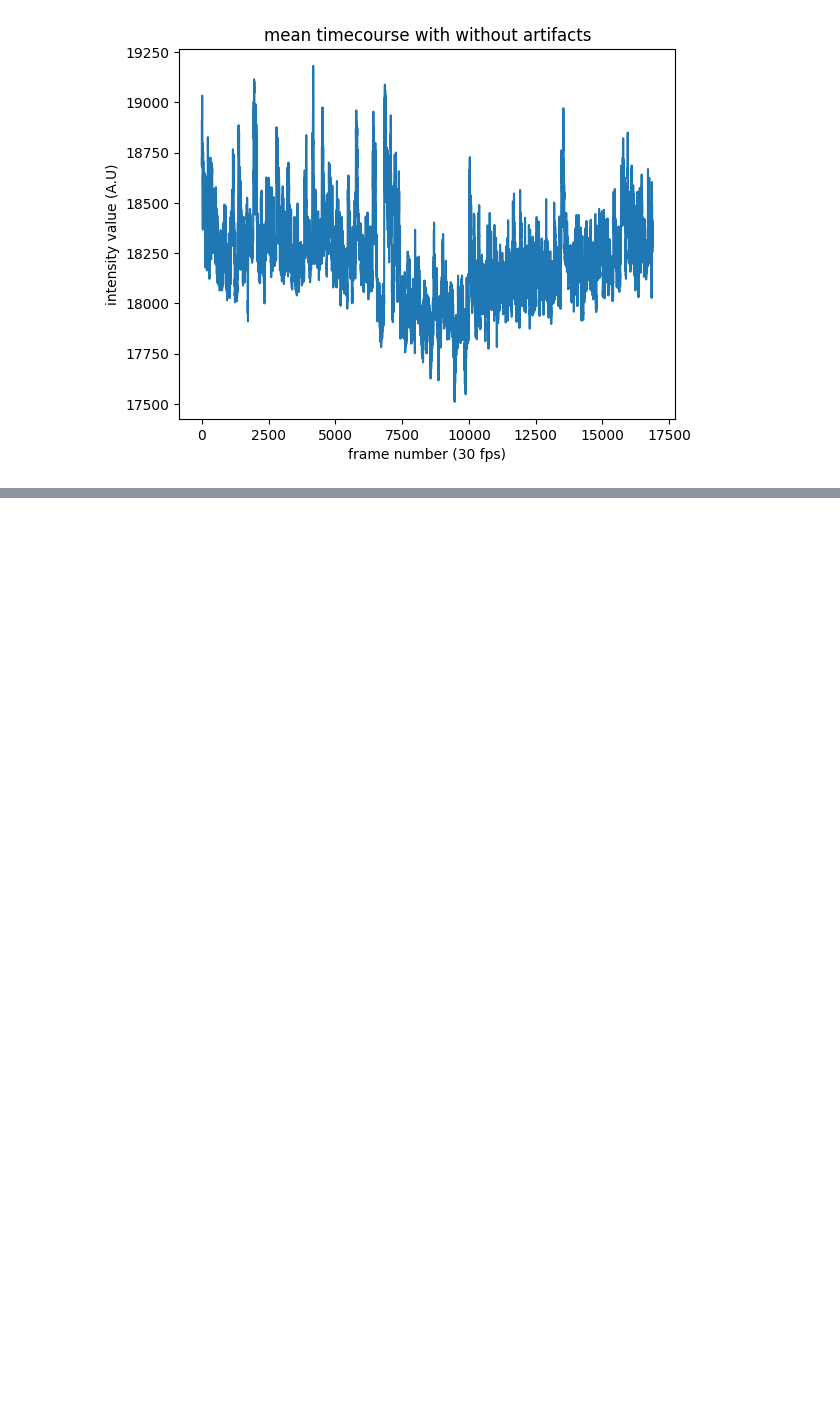
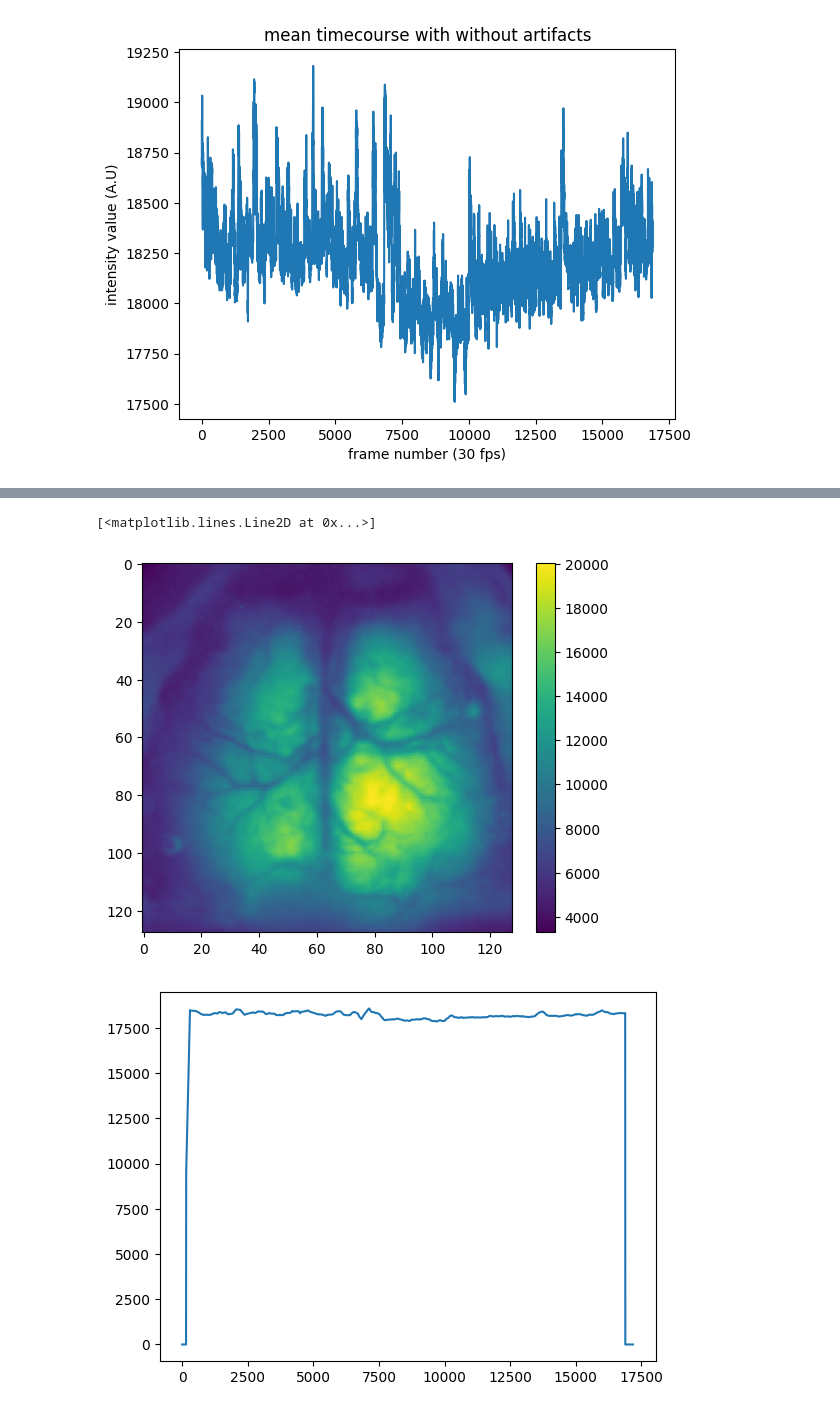
Before and after one commit to ktrap06/corticalanalysis, a Jupyter notebook: preprocessing_2.ipynb, the cells around one changed output, grey strips where cells are left out. Saved outputs shown, nothing was run; the diff lists cells and outputs as text; code cells hidden in the pictures; blank space fills up the shorter version.

```diff
--- a/preprocessing_2.ipynb
+++ b/preprocessing_2.ipynb
@@ -225,0 +300,35 @@ def dff(no_artifact_timecourse, duration = 10, frame_rate = 30):
+# %%
+data = no_artifact_timecourse
+duration = 10
+frame_rate = 30
+eps=1e-3
+
+num_frames = int(duration * frame_rate)
+
+pad_size = int(num_frames / 2)
+depth, height, width = data.shape[0], data.shape[1], data.shape[2]          # initialize the result array
+dFF = np.zeros((depth + 2 * pad_size, height, width), dtype=np.float32)
+
+
+
+data = np.concatenate((np.zeros((pad_size, height, width)), data), axis=0)  # add padding to the data array (required for mean calculation)
+data = np.concatenate((data, (np.zeros((pad_size, height, width)))), axis=0)
+
+centered_mean_array = np.zeros_like(data)
+
+# iterate over frames starting from num_frames
+for t in tqdm(range(pad_size, depth+pad_size)):        # t starts at pad_size (the adjusted index 0 after padding)
+    current_frame = data[t, :, :]        # get the current frame
+    centered_mean = np.mean(data[(t - pad_size):(t + pad_size), :, :], axis=0)       # calculate the centered mean with respect to the current frame (t)
+    centered_mean_array[t,:,:] = centered_mean
+    dF = current_frame - centered_mean               # calculate dF
+    dFF[t, :, :] = (dF / (centered_mean + eps))              # calculate dF/F and store in the result array
+# %%
+plt.imshow(centered_mean_array[150])
+plt.colorbar()
+plt.figure()
+plt.plot(centered_mean_array.mean(axis=(1,2)))
+# %% [output]
+[<matplotlib.lines.Line2D at 0x...>]
+[figure, added]
+[figure, added]
```
Also changed, not shown: parts of 15 cells of this notebook, 2 other files.
